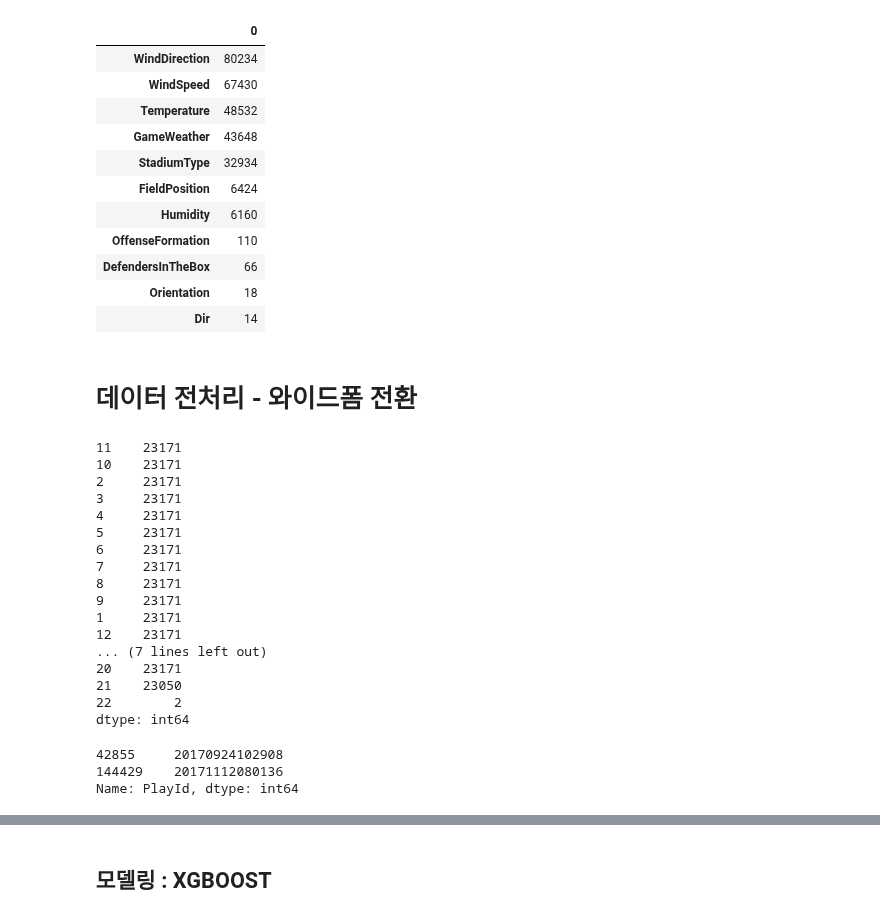
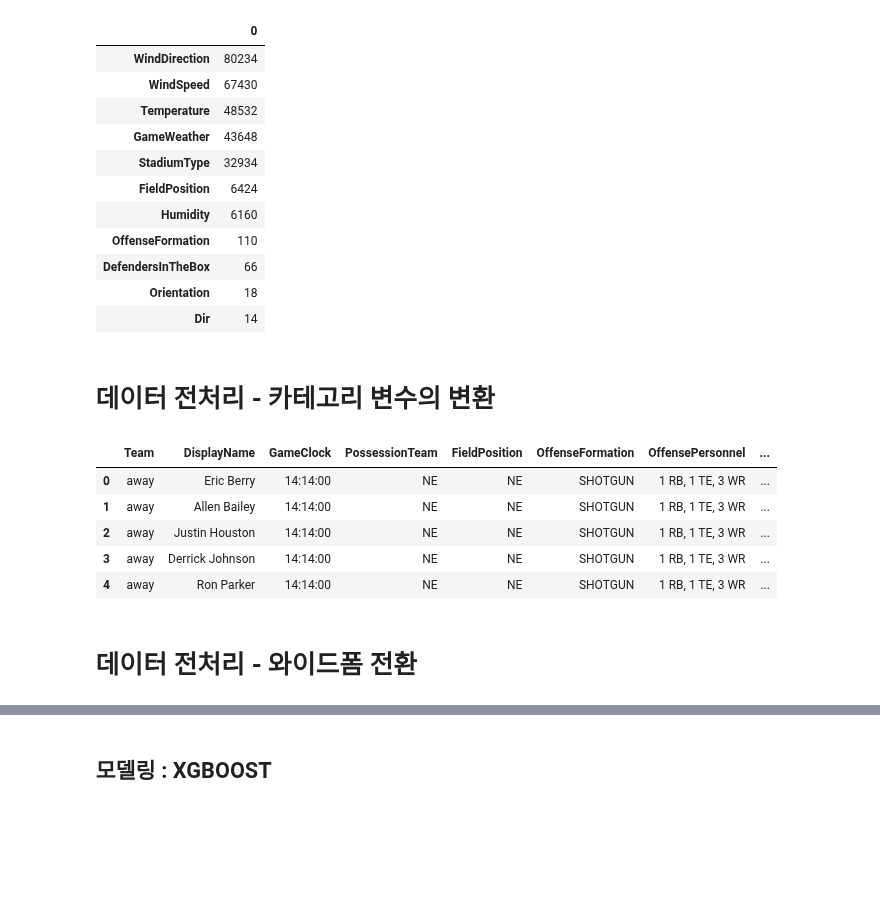
Before and after one commit to neverland251/MainProject, a Jupyter notebook: Project/DataMining/NFL yard/NFL.ipynb, the cells around one changed output, grey strips where cells are left out. Saved outputs shown, nothing was run; the diff lists cells and outputs as text; code cells hidden in the pictures; blank space fills up the shorter version.

```diff
--- a/Project/DataMining/NFL yard/NFL.ipynb
+++ b/Project/DataMining/NFL yard/NFL.ipynb
@@ -760,6 +759,19 @@ missmap[missmap[0] != 0]
 | DefendersInTheBox | 66 |
 | Orientation | 18 |
 | Dir | 14 |
+# %% [markdown]
+# 데이터 전처리 - 카테고리 변수의 변환
+# %%
+rawdata_cat = rawdata.loc[:,(rawdata.dtypes == "object").values]
+# %%
+rawdata_cat.head()
+# %% [output]
+|  | Team | DisplayName | GameClock | PossessionTeam | FieldPosition | OffenseFormation | OffensePersonnel | ... |
+| 0 | away | Eric Berry | 14:14:00 | NE | NE | SHOTGUN | 1 RB, 1 TE, 3 WR | ... |
+| 1 | away | Allen Bailey | 14:14:00 | NE | NE | SHOTGUN | 1 RB, 1 TE, 3 WR | ... |
+| 2 | away | Justin Houston | 14:14:00 | NE | NE | SHOTGUN | 1 RB, 1 TE, 3 WR | ... |
+| 3 | away | Derrick Johnson | 14:14:00 | NE | NE | SHOTGUN | 1 RB, 1 TE, 3 WR | ... |
+| 4 | away | Ron Parker | 14:14:00 | NE | NE | SHOTGUN | 1 RB, 1 TE, 3 WR | ... |
 # %% [markdown]
 # 데이터 전처리 - 와이드폼 전환
 # %%
@@ -771,31 +782,9 @@ rawdata_cat = rawdata_cat[rawdata_cat["Position"] != "QB"].copy()
 # %%
 # 왜 22가 나오는거지?
 
-(rawdata_cat.groupby(['PlayId']).cumcount() + 1).value_counts()
+#(rawdata_cat.groupby(['PlayId']).cumcount() + 1).value_counts()
-# %% [output]
-11    23171
-10    23171
-2     23171
-3     23171
-4     23171
-5     23171
-6     23171
-7     23171
-8     23171
-9     23171
-1     23171
-12    23171
-... (7 lines left out)
-20    23171
-21    23050
-22        2
-dtype: int64
 # %%
 ## 22가 존재하는, 즉 QB가 정상적으로 제거되지 않은 PlayID들
 
-rawdata_cat[rawdata_cat["row_number"] == 22]["PlayId"]
+#rawdata_cat[rawdata_cat["row_number"] == 22]["PlayId"]
-# %% [output]
-42855     20170924102908
-144429    20171112080136
-Name: PlayId, dtype: int64
 # %%
```
Also changed, not shown: parts of 23 cells of this notebook.
